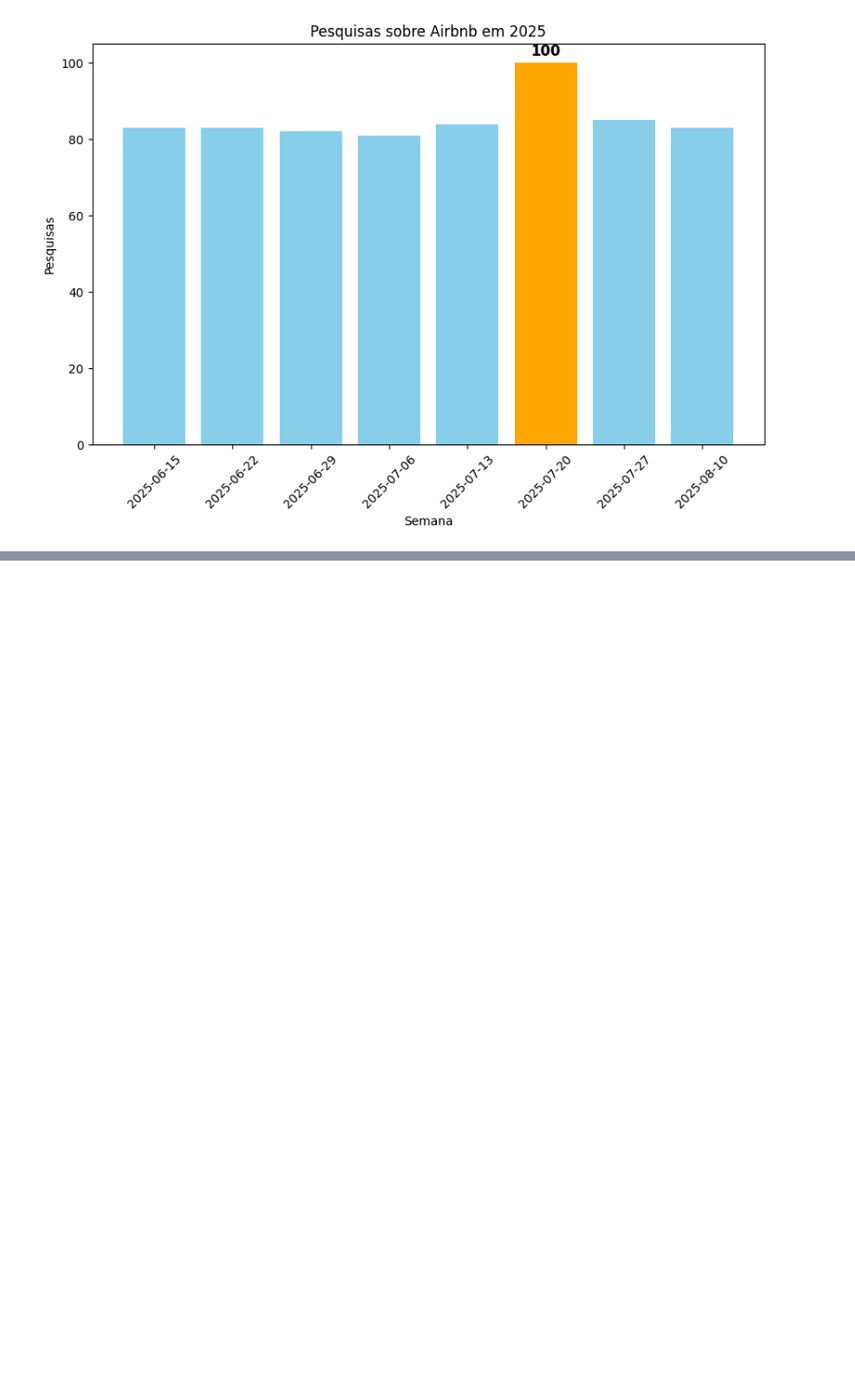
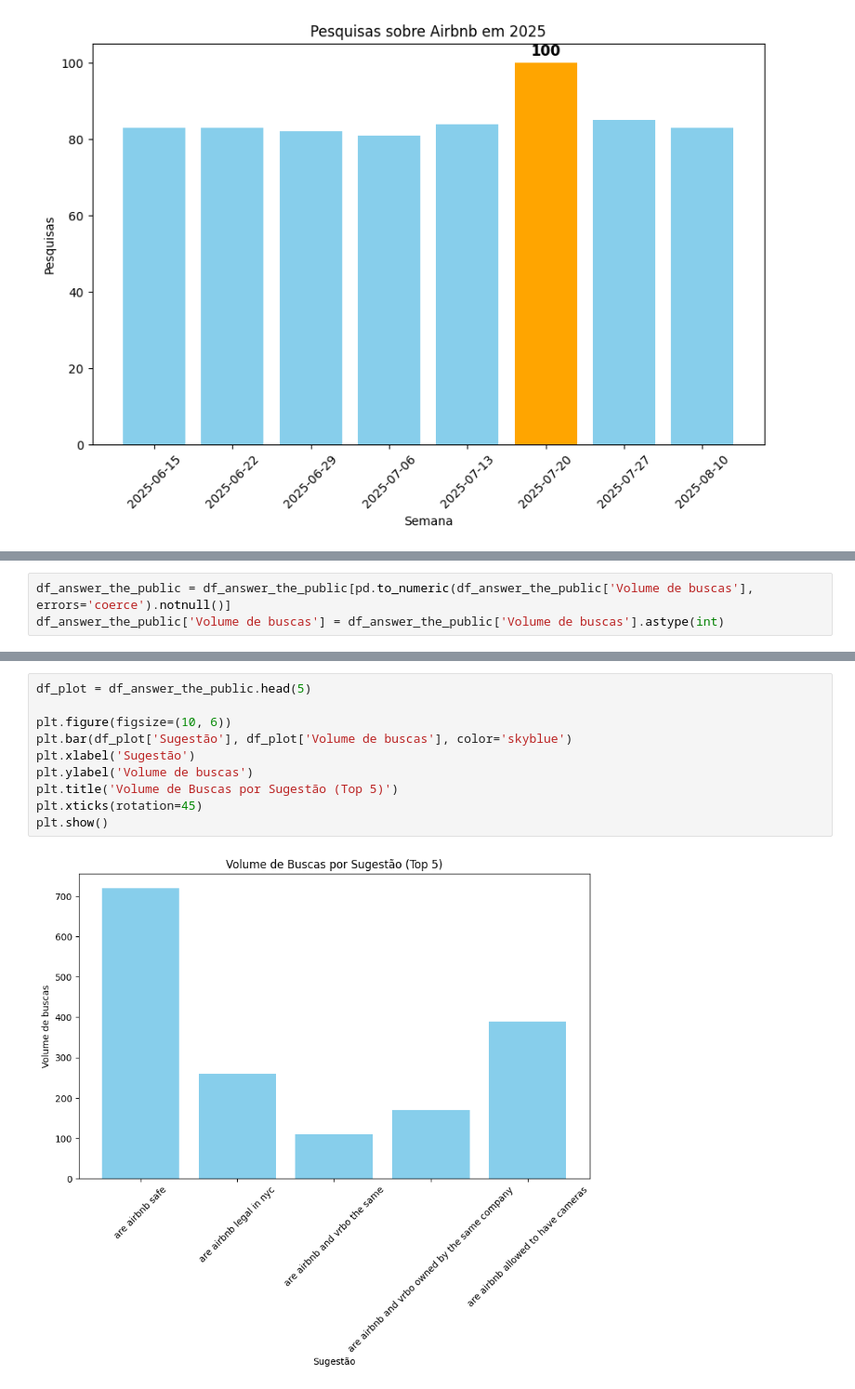
Before and after one commit to sabrinamarrocos/analise-airbnb, a Jupyter notebook: analise_airbnb_ny.ipynb, the cells around one changed output, grey strips where cells are left out. Shown at 93% size. Saved outputs shown, nothing was run; the diff lists cells and outputs as text; blank space fills up the shorter version.

```diff
--- a/analise_airbnb_ny.ipynb
+++ b/analise_airbnb_ny.ipynb
@@ -86,0 +114,3 @@ plt.show()
+# %%
+df_answer_the_public = df_answer_the_public[pd.to_numeric(df_answer_the_public['Volume de buscas'], errors='coerce').notnull()]
+df_answer_the_public['Volume de buscas'] = df_answer_the_public['Volume de buscas'].astype(int)
@@ -86,0 +141,12 @@ plt.show()
+# %%
+df_plot = df_answer_the_public.head(5)
+
+plt.figure(figsize=(10, 6))
+plt.bar(df_plot['Sugestão'], df_plot['Volume de buscas'], color='skyblue')
+plt.xlabel('Sugestão')
+plt.ylabel('Volume de buscas')
+plt.title('Volume de Buscas por Sugestão (Top 5)')
+plt.xticks(rotation=45)
+plt.show()
+# %% [output]
+[figure, added]
```
Also changed, not shown: parts of 4 cells of this notebook.
